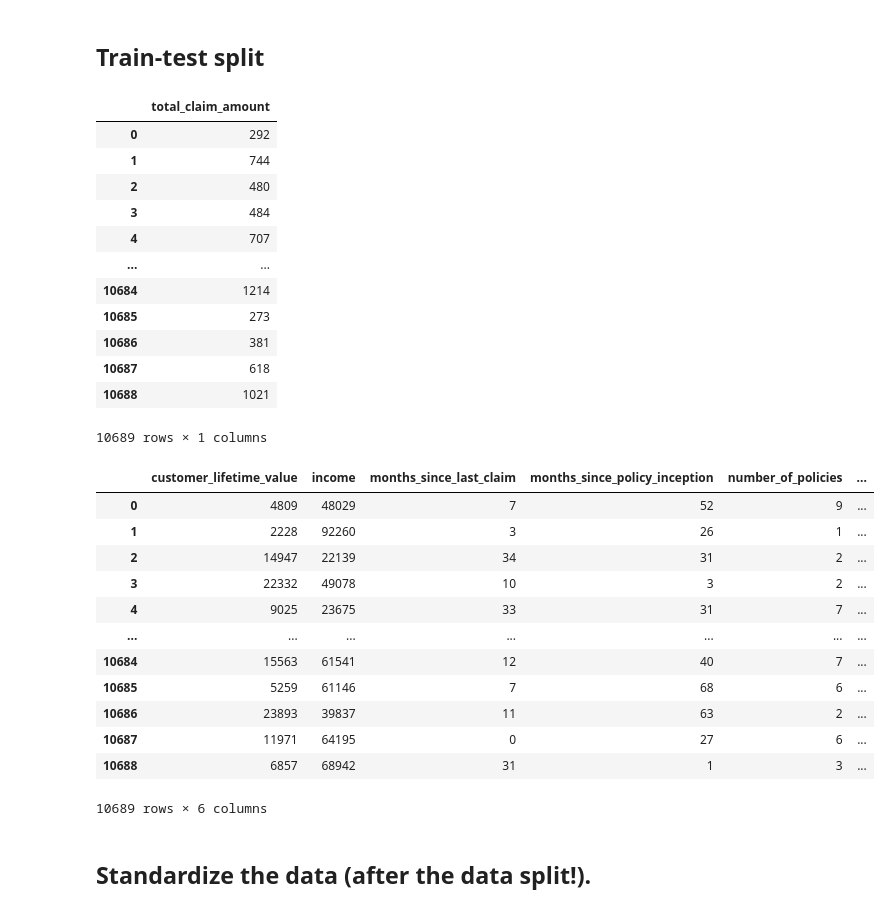
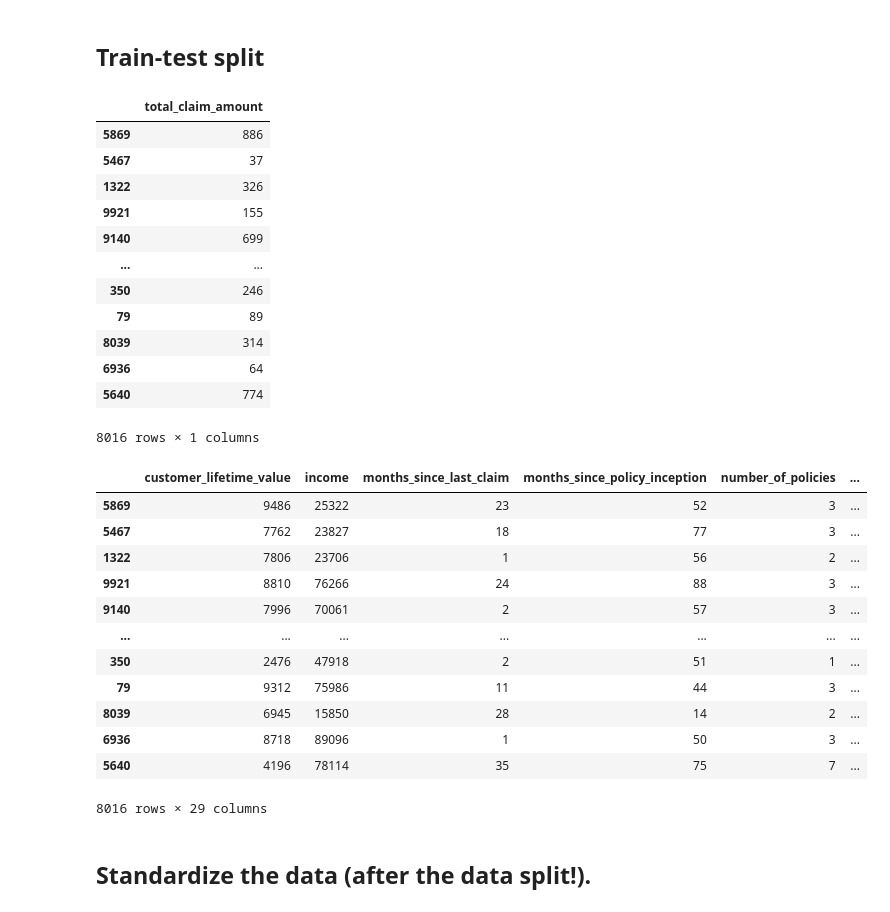
Before and after one commit to yveness7/IronHackIvet, a Jupyter notebook: Week4/lab3_3.ipynb, the cells around one changed output. Cells and saved outputs as stored; diff of their text form; code cells hidden in the pictures.

```diff
--- a/Week4/lab3_3.ipynb
+++ b/Week4/lab3_3.ipynb
@@ -122,0 +103,5 @@ new_X
+# %%
+#we glue the categorical with the numerical in X
+new_X = pd.concat([X, categorical],axis=1)
+new_X.reset_index(drop=True,inplace=True)
+new_X
@@ -124,39 +123,39 @@ new_X
 ## Train-test split
 # %%
 from sklearn.model_selection import train_test_split
-X_train, X_test, y_train, y_test = train_test_split(X,y,test_size = 0.25, random_state = 100)
+X_train, X_test, y_train, y_test = train_test_split(new_X,y,test_size = 0.25, random_state = 100)
 # %%
-y
+y_train
 # %% [output]
 |  | total_claim_amount |
-| 0 | 292 |
-| 1 | 744 |
-| 2 | 480 |
-| 3 | 484 |
-| 4 | 707 |
+| 5869 | 886 |
+| 5467 | 37 |
+| 1322 | 326 |
+| 9921 | 155 |
+| 9140 | 699 |
 | ... | ... |
-| 10684 | 1214 |
-| 10685 | 273 |
-| 10686 | 381 |
-| 10687 | 618 |
-| 10688 | 1021 |
+| 350 | 246 |
+| 79 | 89 |
+| 8039 | 314 |
+| 6936 | 64 |
+| 5640 | 774 |
-10689 rows × 1 columns
+8016 rows × 1 columns
 # %%
-X
+X_train
 # %% [output]
 |  | customer_lifetime_value | income | months_since_last_claim | months_since_policy_inception | number_of_policies | ... |
-| 0 | 4809 | 48029 | 7 | 52 | 9 | ... |
-| 1 | 2228 | 92260 | 3 | 26 | 1 | ... |
-| 2 | 14947 | 22139 | 34 | 31 | 2 | ... |
-| 3 | 22332 | 49078 | 10 | 3 | 2 | ... |
-| 4 | 9025 | 23675 | 33 | 31 | 7 | ... |
+| 5869 | 9486 | 25322 | 23 | 52 | 3 | ... |
+| 5467 | 7762 | 23827 | 18 | 77 | 3 | ... |
+| 1322 | 7806 | 23706 | 1 | 56 | 2 | ... |
+| 9921 | 8810 | 76266 | 24 | 88 | 3 | ... |
+| 9140 | 7996 | 70061 | 2 | 57 | 3 | ... |
 | ... | ... | ... | ... | ... | ... | ... |
-| 10684 | 15563 | 61541 | 12 | 40 | 7 | ... |
-| 10685 | 5259 | 61146 | 7 | 68 | 6 | ... |
-| 10686 | 23893 | 39837 | 11 | 63 | 2 | ... |
-| 10687 | 11971 | 64195 | 0 | 27 | 6 | ... |
-| 10688 | 6857 | 68942 | 31 | 1 | 3 | ... |
+| 350 | 2476 | 47918 | 2 | 51 | 1 | ... |
+| 79 | 9312 | 75986 | 11 | 44 | 3 | ... |
+| 8039 | 6945 | 15850 | 28 | 14 | 2 | ... |
+| 6936 | 8718 | 89096 | 1 | 50 | 3 | ... |
+| 5640 | 4196 | 78114 | 35 | 75 | 7 | ... |
-10689 rows × 6 columns
+8016 rows × 29 columns
 # %% [markdown]
 ## Standardize the data (after the data split!).
 # %%
```
Also changed, not shown: parts of 46 cells of this notebook.
